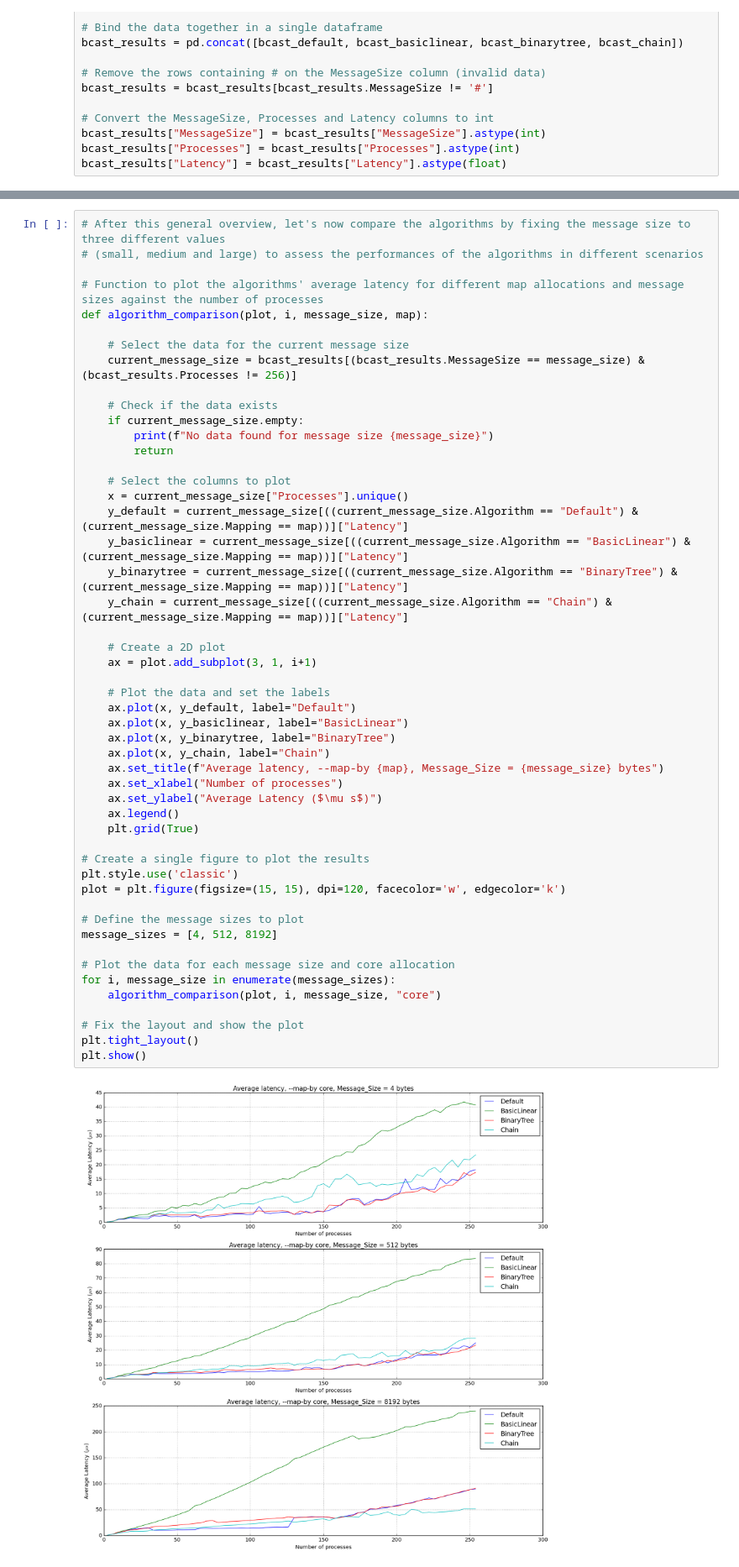
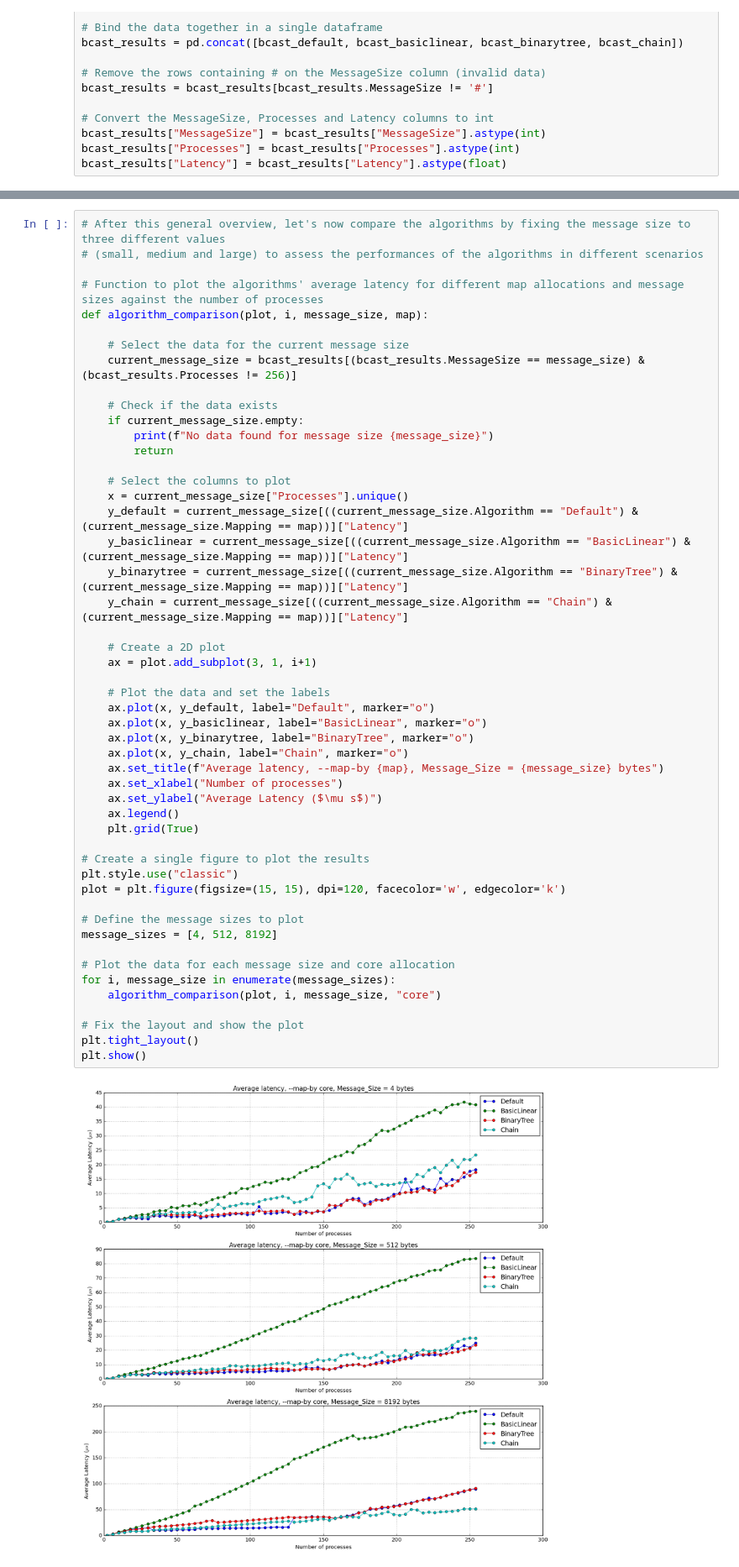
Before and after one commit to PieroZ01/High_Performance_Computing_Assignment, a Jupyter notebook: exercise1/Solution/bcast/bcast_data_analysis.ipynb, the cells around one changed output, grey strips where cells are left out. Shown at 84% size. Cells and saved outputs as stored; diff of their text form.

```diff
--- a/exercise1/Solution/bcast/bcast_data_analysis.ipynb
+++ b/exercise1/Solution/bcast/bcast_data_analysis.ipynb
@@ -97,39 +97,39 @@ def algorithm_comparison(plot, i, message_size, map):
     x = current_message_size["Processes"].unique()
     y_default = current_message_size[((current_message_size.Algorithm == "Default") & (current_message_size.Mapping == map))]["Latency"]
     y_basiclinear = current_message_size[((current_message_size.Algorithm == "BasicLinear") & (current_message_size.Mapping == map))]["Latency"]
     y_binarytree = current_message_size[((current_message_size.Algorithm == "BinaryTree") & (current_message_size.Mapping == map))]["Latency"]
     y_chain = current_message_size[((current_message_size.Algorithm == "Chain") & (current_message_size.Mapping == map))]["Latency"]
 
     # Create a 2D plot
     ax = plot.add_subplot(3, 1, i+1)
 
     # Plot the data and set the labels
-    ax.plot(x, y_default, label="Default")
-    ax.plot(x, y_basiclinear, label="BasicLinear")
-    ax.plot(x, y_binarytree, label="BinaryTree")
-    ax.plot(x, y_chain, label="Chain")
+    ax.plot(x, y_default, label="Default", marker="o")
+    ax.plot(x, y_basiclinear, label="BasicLinear", marker="o")
+    ax.plot(x, y_binarytree, label="BinaryTree", marker="o")
+    ax.plot(x, y_chain, label="Chain", marker="o")
     ax.set_title(f"Average latency, --map-by {map}, Message_Size = {message_size} bytes")
     ax.set_xlabel("Number of processes")
     ax.set_ylabel("Average Latency ($\mu s$)")
     ax.legend()
     plt.grid(True)
 
 # Create a single figure to plot the results
-plt.style.use('classic')
+plt.style.use("classic")
 plot = plt.figure(figsize=(15, 15), dpi=120, facecolor='w', edgecolor='k')
 
 # Define the message sizes to plot
 message_sizes = [4, 512, 8192]
 
 # Plot the data for each message size and core allocation
 for i, message_size in enumerate(message_sizes):
     algorithm_comparison(plot, i, message_size, "core")
 
 # Fix the layout and show the plot
 plt.tight_layout()
 plt.show()
 # %% [output]
-[figure, old version]
+[figure, new version]
 # %%
 # We can compare the performances of the algorithms; moreover, we can see that the average latency increases with the
 # number of processes and the message size
```
Also changed, not shown: parts of 4 cells of this notebook, 1 other file.
